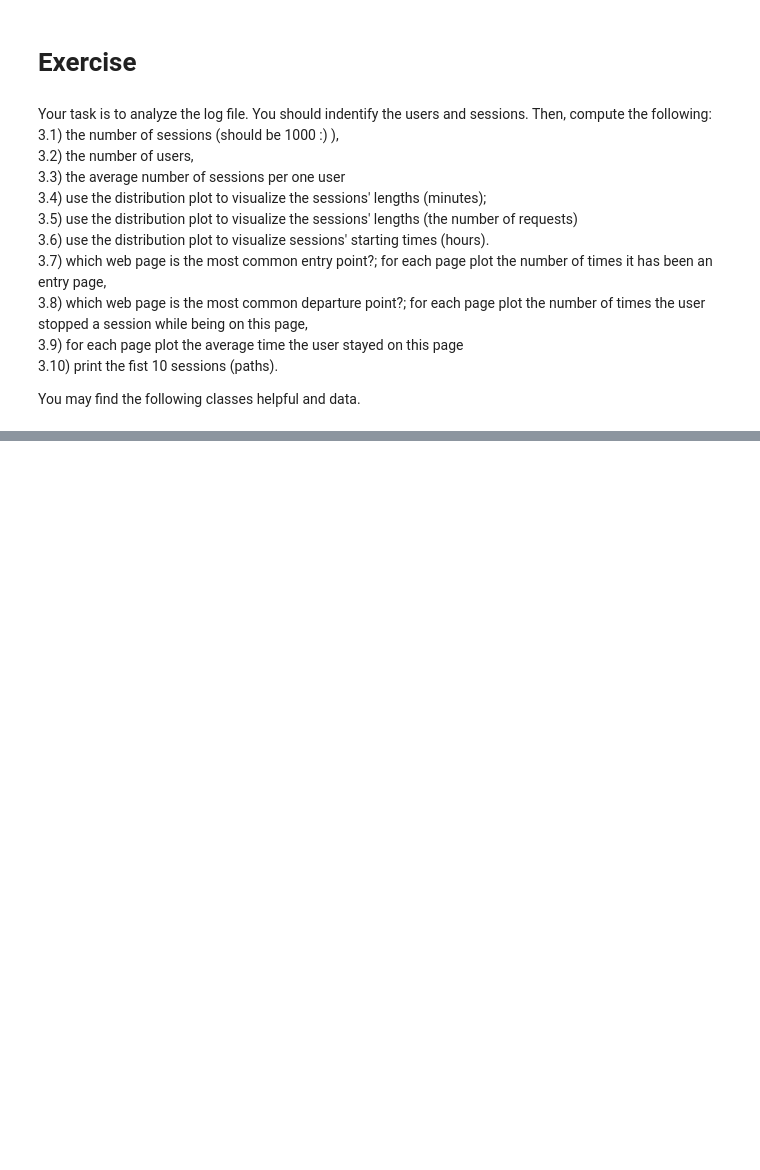
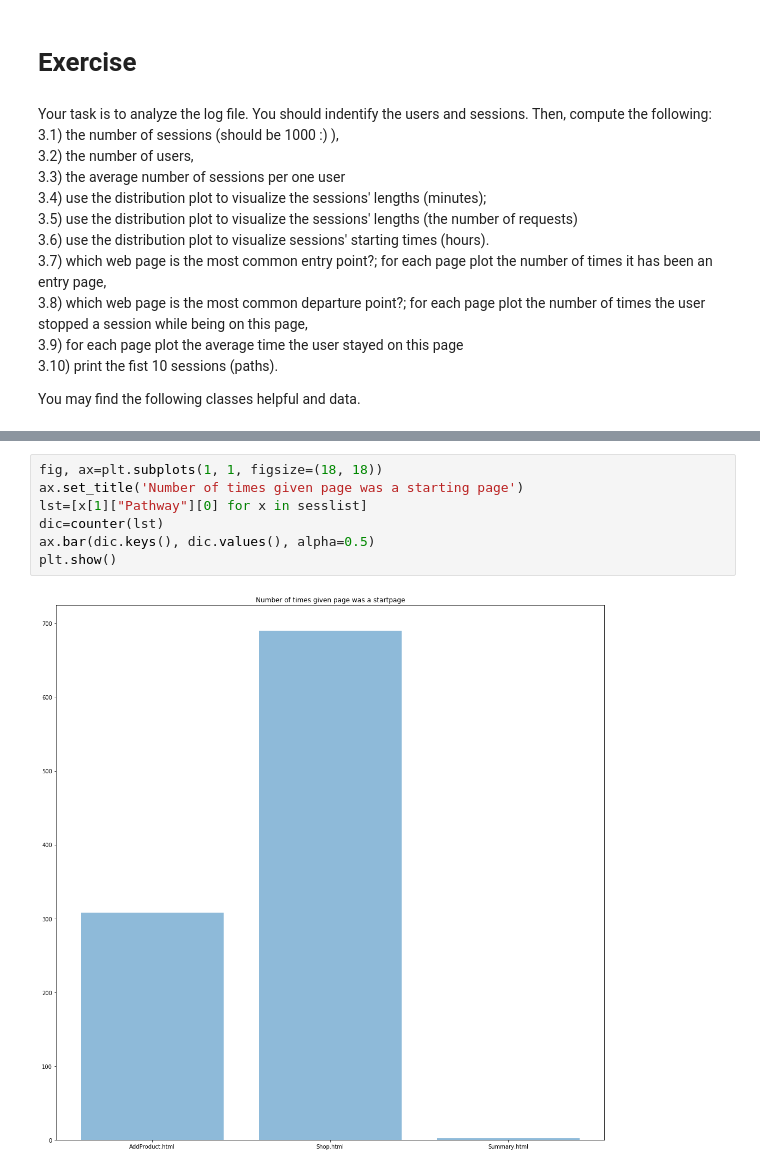
Before and after one commit to drolewski/Information-Retrieval, a Jupyter notebook: Lab10/Lab10_Logs.ipynb, the cells around one changed output, grey strips where cells are left out. Drawn from its saved outputs; the diff is of its cells as text; blank space fills up the shorter version.

```diff
--- a/Lab10/Lab10_Logs.ipynb
+++ b/Lab10/Lab10_Logs.ipynb
@@ -104,0 +175,9 @@ LINKS = [[1, 4],
+# %%
+fig, ax=plt.subplots(1, 1, figsize=(18, 18))
+ax.set_title('Number of times given page was a starting page')
+lst=[x[1]["Pathway"][0] for x in sesslist]
+dic=counter(lst)
+ax.bar(dic.keys(), dic.values(), alpha=0.5)
+plt.show()
+# %% [output]
+[figure, added]
```
Also changed, not shown: parts of 8 cells of this notebook, 1 other file.
